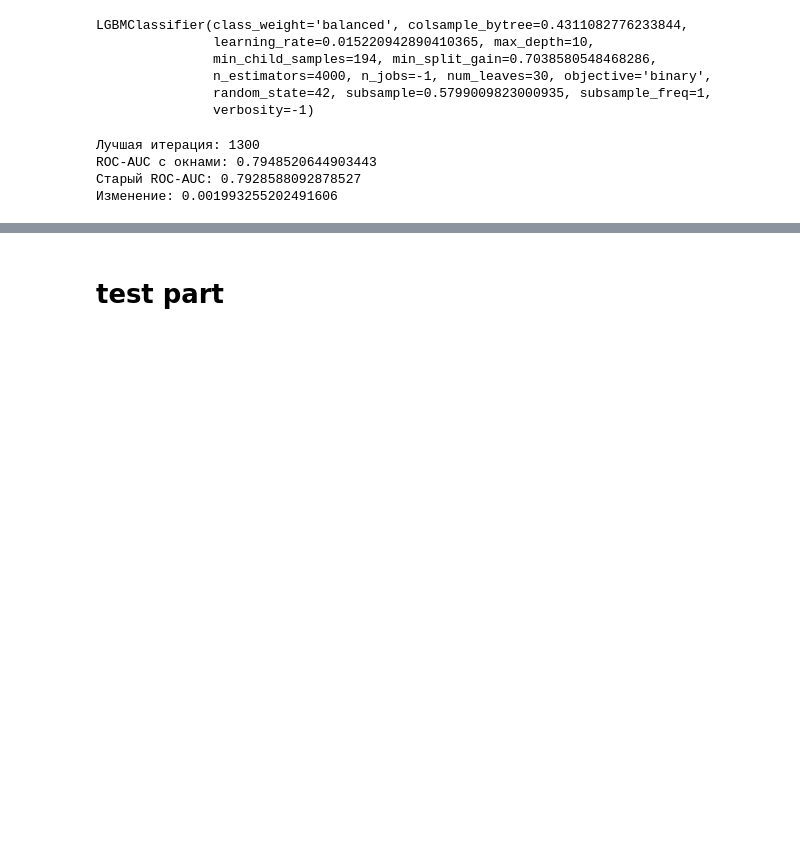
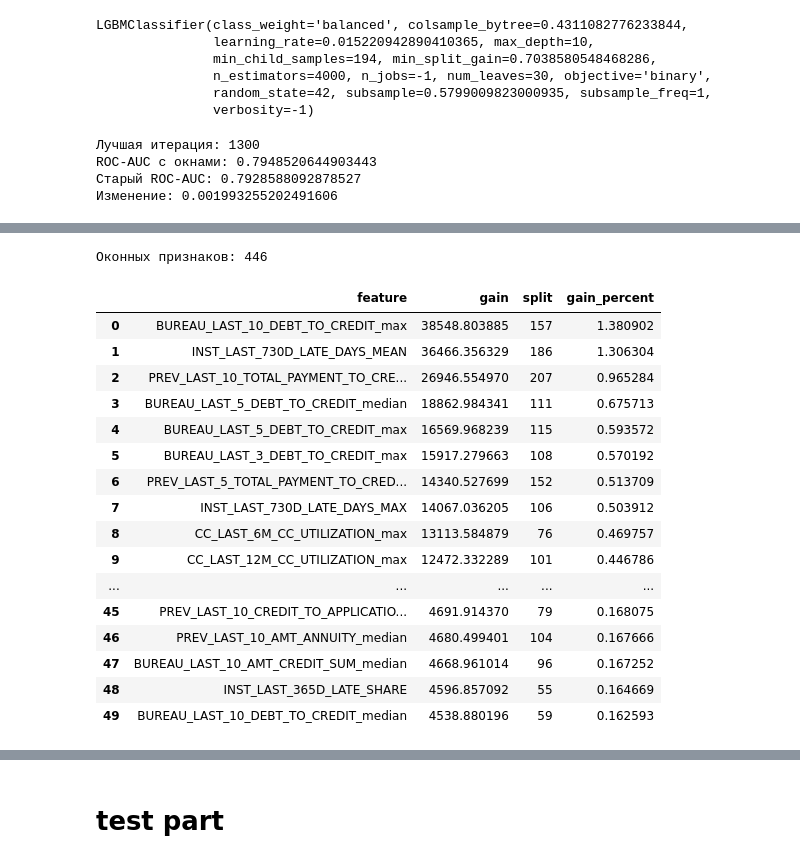
Before and after one commit to USL99/home-credit-default-risk, a Jupyter notebook: notebooks/04_model_tuning.ipynb, the cells around one changed output, grey strips where cells are left out. Cells and saved outputs as stored; diff of their text form; code cells hidden in the pictures; blank space fills up the shorter version.

```diff
--- a/notebooks/04_model_tuning.ipynb
+++ b/notebooks/04_model_tuning.ipynb
@@ -1208,0 +1233,32 @@ ROC-AUC с окнами: 0.7948520644903443
+# %%
+window_prefixes = (
+    "BUREAU_LAST_",
+    "BB_LAST_",
+    "PREV_LAST_",
+    "POS_LAST_",
+    "INST_LAST_",
+    "CC_LAST_"
+)
+window_feat_imp = feat_imp_window[feat_imp_window["feature"].str.startswith(window_prefixes)].copy()
+window_feat_imp = (window_feat_imp.sort_values("gain", ascending=False).reset_index(drop=True))
+
+window_feat_imp.head(50)
+# %% [output]
+Оконных признаков: 446
+|  | feature | gain | split | gain_percent |
+| 0 | BUREAU_LAST_10_DEBT_TO_CREDIT_max | 38548.803885 | 157 | 1.380902 |
+| 1 | INST_LAST_730D_LATE_DAYS_MEAN | 36466.356329 | 186 | 1.306304 |
+| 2 | PREV_LAST_10_TOTAL_PAYMENT_TO_CRE... | 26946.554970 | 207 | 0.965284 |
+| 3 | BUREAU_LAST_5_DEBT_TO_CREDIT_median | 18862.984341 | 111 | 0.675713 |
+| 4 | BUREAU_LAST_5_DEBT_TO_CREDIT_max | 16569.968239 | 115 | 0.593572 |
+| 5 | BUREAU_LAST_3_DEBT_TO_CREDIT_max | 15917.279663 | 108 | 0.570192 |
+| 6 | PREV_LAST_5_TOTAL_PAYMENT_TO_CRED... | 14340.527699 | 152 | 0.513709 |
+| 7 | INST_LAST_730D_LATE_DAYS_MAX | 14067.036205 | 106 | 0.503912 |
+| 8 | CC_LAST_6M_CC_UTILIZATION_max | 13113.584879 | 76 | 0.469757 |
+| 9 | CC_LAST_12M_CC_UTILIZATION_max | 12472.332289 | 101 | 0.446786 |
+| ... | ... | ... | ... | ... |
+| 45 | PREV_LAST_10_CREDIT_TO_APPLICATIO... | 4691.914370 | 79 | 0.168075 |
+| 46 | PREV_LAST_10_AMT_ANNUITY_median | 4680.499401 | 104 | 0.167666 |
+| 47 | BUREAU_LAST_10_AMT_CREDIT_SUM_median | 4668.961014 | 96 | 0.167252 |
+| 48 | INST_LAST_365D_LATE_SHARE | 4596.857092 | 55 | 0.164669 |
+| 49 | BUREAU_LAST_10_DEBT_TO_CREDIT_median | 4538.880196 | 59 | 0.162593 |
```
Also changed, not shown: parts of 11 cells of this notebook, 1 other file.
